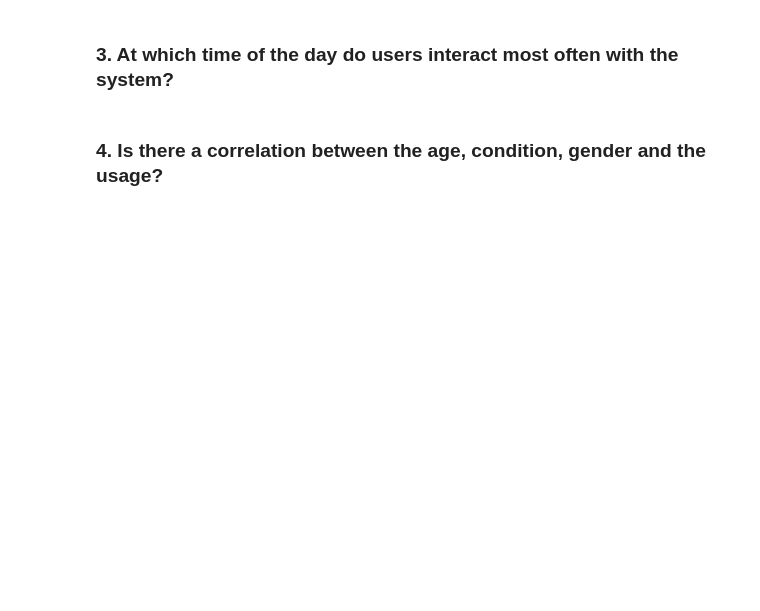
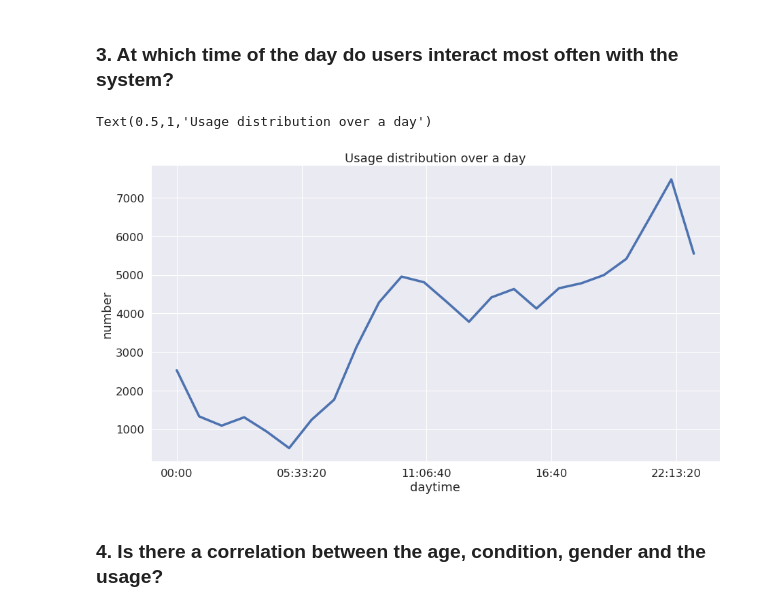
Before and after one commit to Corneliusbusch/DS4D-project, a Jupyter notebook: DS4D Assignment 2/AssignmentNicole.ipynb, the cells around one changed output. Drawn from its saved outputs; the diff is of its cells as text; code cells hidden in the pictures; blank space fills up the shorter version.

```diff
--- a/DS4D Assignment 2/AssignmentNicole.ipynb
+++ b/DS4D Assignment 2/AssignmentNicole.ipynb
@@ -300,20 +394,23 @@ plt.show()
 # %%
 # Change all times to be on the same day and convert to datetimeindex
 daytimes = (data.Time.map(lambda t: t.replace(year=2013, month=2, day=1))).reset_index(name="daytime")
 daytimes['daytime'] = pd.to_datetime(daytimes['daytime'], errors='coerce', dayfirst=False, yearfirst=False,
                    format=None, utc=False, infer_datetime_format=True, origin='unix')
 daytimes = daytimes.set_index(pd.DatetimeIndex(daytimes['daytime']))
 
 # count interaction per hour
 daytimes = daytimes['daytime'].resample('H').count().reset_index(name="number")
 daytimes['daytime'] = daytimes[daytimes['daytime'].notnull()]['daytime'].dt.time
 
 sns.set_context("notebook", font_scale=1.5, rc={"lines.linewidth": 3.5})
 fig, ax = plt.subplots()
-mightfig.set_size_inches(15, 8)
+fig.set_size_inches(15, 8)
 sns.lineplot(x="daytime", y="number", data=daytimes, ax = ax)
 sns.despine()
 plt.title("Usage distribution over a day")
+# %% [output]
+Text(0.5,1,'Usage distribution over a day')
+[figure, added]
 # %% [markdown]
 <a id='D3'></a>
 ### 4. Is there a correlation between the age, condition, gender and the usage?
```
Also changed, not shown: parts of 16 cells of this notebook, 3 other files.
